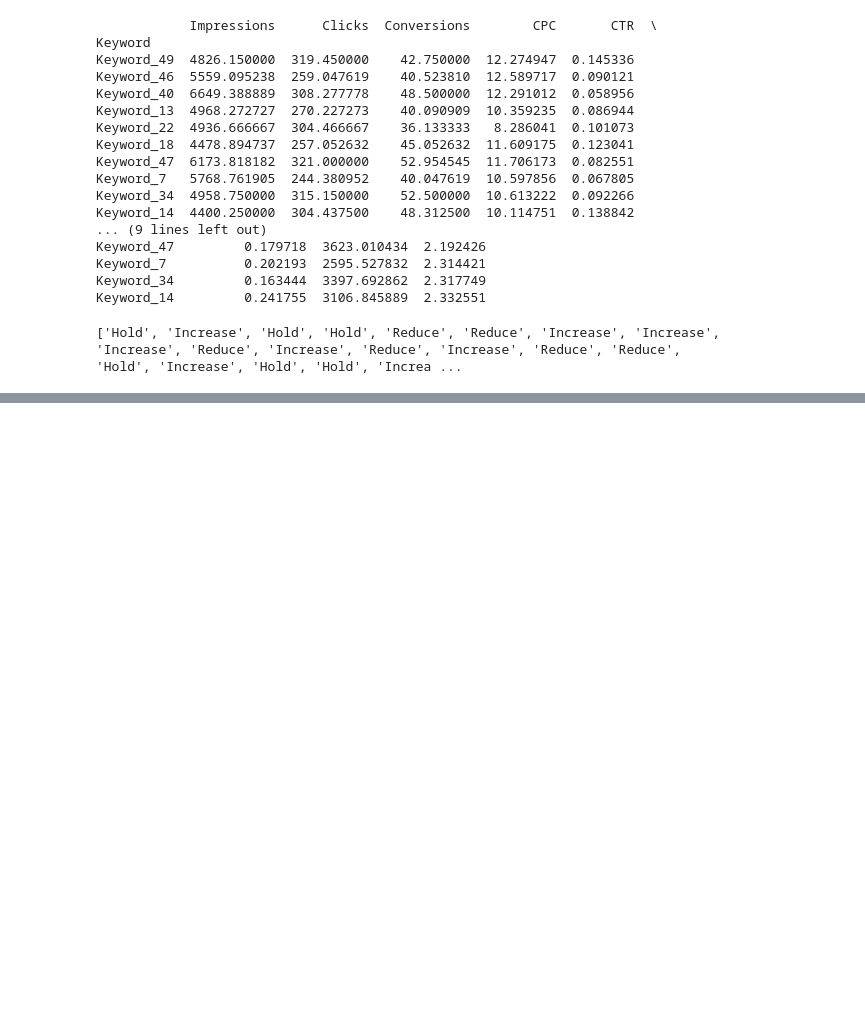
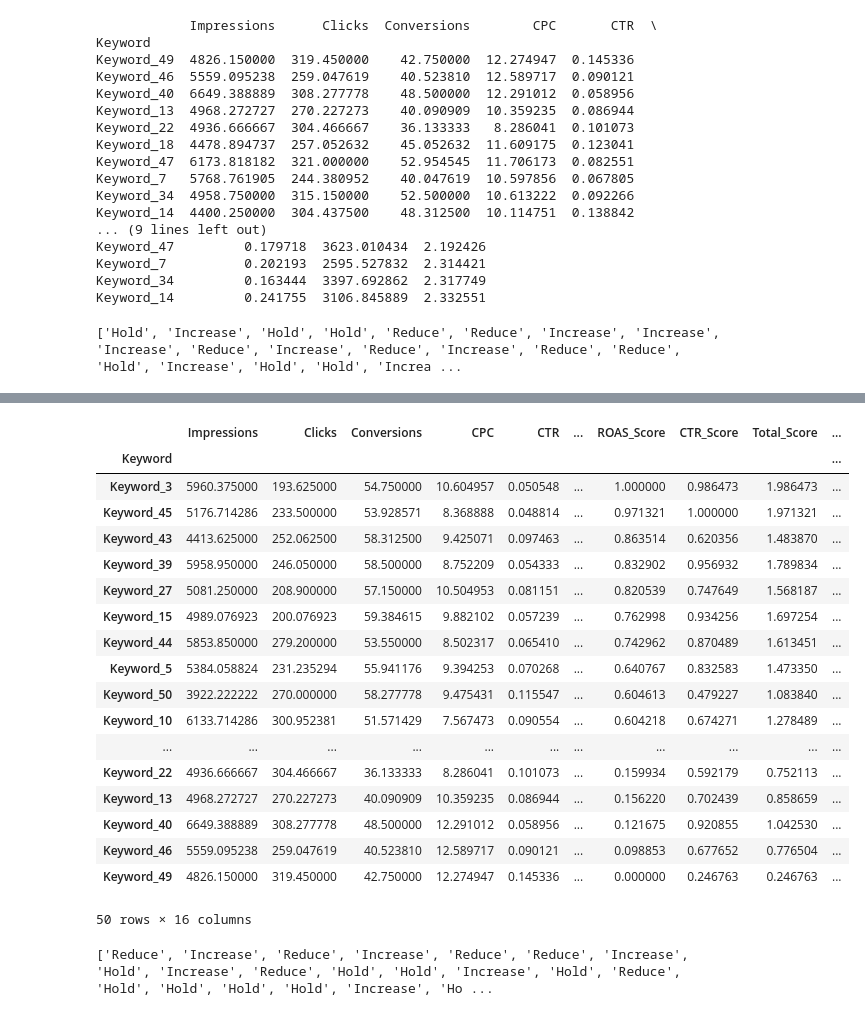
Before and after one commit to MathewLipman/Work-Samples, a Jupyter notebook: Search_Advertising_Chart_Examples.ipynb, the cells around one changed output, grey strips where cells are left out. Drawn from its saved outputs; the diff is of its cells as text; code cells hidden in the pictures; blank space fills up the shorter version.

```diff
--- a/Search_Advertising_Chart_Examples.ipynb
+++ b/Search_Advertising_Chart_Examples.ipynb
@@ -533,0 +535,63 @@ keyword_performance.sort_values(['ROAS', 'CTR'], ascending=[False, True]).tail(1
+# %%
+
+
+df = keyword_performance
+
+# Assuming the DataFrame is named df
+# df = pd.read_csv('your_data.csv')  # Uncomment this line if reading from a CSV
+
+# Normalize ROAS and CTR
+df['ROAS_norm'] = (df['ROAS'] - df['ROAS'].min()) / (df['ROAS'].max() - df['ROAS'].min())
+df['CTR_norm'] = (df['CTR'] - df['CTR'].min()) / (df['CTR'].max() - df['CTR'].min())
+
+# Calculate ROAS Score and CTR Score
+df['ROAS_Score'] = df['ROAS_norm']
+df['CTR_Score'] = 1 - df['CTR_norm']
+
+# Calculate total score
+df['Total_Score'] = df['ROAS_Score'] + df['CTR_Score']
+
+# Define thresholds for adjusting CPC
+total_score_threshold_high = df['Total_Score'].quantile(0.75)  # 75th percentile as an example
+total_score_threshold_low = df['Total_Score'].quantile(0.25)  # 25th percentile as an example
+
+# Adjust CPC based on total score
+df['CPC_Adjusted'] = df.apply(lambda row: row['CPC']*1.1 if row['Total_Score'] > total_score_threshold_high else (row['CPC']*0.9 if row['Total_Score'] < total_score_threshold_low else row['CPC']), axis=1)
+
+# CPC change Column
+df['CPC_Change'] = df['CPC_Adjusted'] - df['CPC']
+
+df.sort_values(['ROAS', 'CTR'], ascending=[False, True])
+# %% [output]
+|  | Impressions | Clicks | Conversions | CPC | CTR | ... | ROAS_Score | CTR_Score | Total_Score | ... |
+| Keyword |  |  |  |  |  |  |  |  |  | ... |
+| Keyword_3 | 5960.375000 | 193.625000 | 54.750000 | 10.604957 | 0.050548 | ... | 1.000000 | 0.986473 | 1.986473 | ... |
+| Keyword_45 | 5176.714286 | 233.500000 | 53.928571 | 8.368888 | 0.048814 | ... | 0.971321 | 1.000000 | 1.971321 | ... |
+| Keyword_43 | 4413.625000 | 252.062500 | 58.312500 | 9.425071 | 0.097463 | ... | 0.863514 | 0.620356 | 1.483870 | ... |
+| Keyword_39 | 5958.950000 | 246.050000 | 58.500000 | 8.752209 | 0.054333 | ... | 0.832902 | 0.956932 | 1.789834 | ... |
+| Keyword_27 | 5081.250000 | 208.900000 | 57.150000 | 10.504953 | 0.081151 | ... | 0.820539 | 0.747649 | 1.568187 | ... |
+| Keyword_15 | 4989.076923 | 200.076923 | 59.384615 | 9.882102 | 0.057239 | ... | 0.762998 | 0.934256 | 1.697254 | ... |
+| Keyword_44 | 5853.850000 | 279.200000 | 53.550000 | 8.502317 | 0.065410 | ... | 0.742962 | 0.870489 | 1.613451 | ... |
+| Keyword_5 | 5384.058824 | 231.235294 | 55.941176 | 9.394253 | 0.070268 | ... | 0.640767 | 0.832583 | 1.473350 | ... |
+| Keyword_50 | 3922.222222 | 270.000000 | 58.277778 | 9.475431 | 0.115547 | ... | 0.604613 | 0.479227 | 1.083840 | ... |
+| Keyword_10 | 6133.714286 | 300.952381 | 51.571429 | 7.567473 | 0.090554 | ... | 0.604218 | 0.674271 | 1.278489 | ... |
+| ... | ... | ... | ... | ... | ... | ... | ... | ... | ... | ... |
+| Keyword_22 | 4936.666667 | 304.466667 | 36.133333 | 8.286041 | 0.101073 | ... | 0.159934 | 0.592179 | 0.752113 | ... |
+| Keyword_13 | 4968.272727 | 270.227273 | 40.090909 | 10.359235 | 0.086944 | ... | 0.156220 | 0.702439 | 0.858659 | ... |
+| Keyword_40 | 6649.388889 | 308.277778 | 48.500000 | 12.291012 | 0.058956 | ... | 0.121675 | 0.920855 | 1.042530 | ... |
+| Keyword_46 | 5559.095238 | 259.047619 | 40.523810 | 12.589717 | 0.090121 | ... | 0.098853 | 0.677652 | 0.776504 | ... |
+| Keyword_49 | 4826.150000 | 319.450000 | 42.750000 | 12.274947 | 0.145336 | ... | 0.000000 | 0.246763 | 0.246763 | ... |
+50 rows × 16 columns
+# %%
+recommendations = []
+for row in df['CPC_Change']:
+  if row > 0:
+    recommendations.append(str("Increase"))
+  elif row == 0:
+    recommendations.append(str("Hold"))
+  else:
+    recommendations.append(str("Reduce"))
+print(recommendations)
+df['Recommendations'] = recommendations
+# %% [output]
+['Reduce', 'Increase', 'Reduce', 'Increase', 'Reduce', 'Reduce', 'Increase', 'Hold', 'Increase', 'Reduce', 'Hold', 'Hold', 'Increase', 'Hold', 'Reduce', 'Hold', 'Hold', 'Hold', 'Hold', 'Increase', 'Ho ...
```
Also changed, not shown: parts of 2 cells of this notebook.
